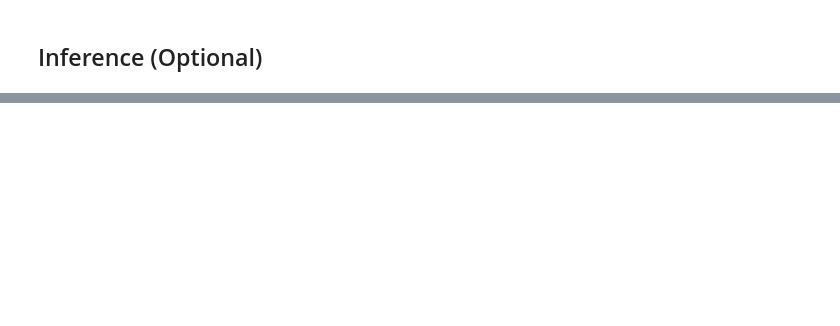
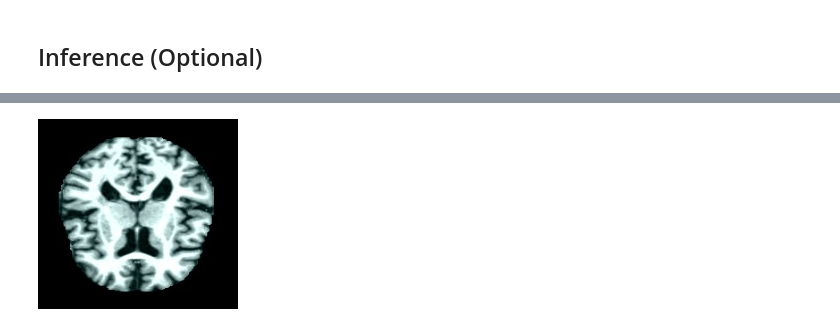
Before and after one commit to esnanta/Alzheimer-Image-Classification-CNN, a Jupyter notebook: Submission_Akhir_Klasifikasi_Gambar.ipynb, the cells around one changed output, grey strips where cells are left out. Drawn from its saved outputs; the diff is of its cells as text; code cells hidden in the pictures; blank space fills up the shorter version.

```diff
--- a/Submission_Akhir_Klasifikasi_Gambar.ipynb
+++ b/Submission_Akhir_Klasifikasi_Gambar.ipynb
@@ -459,2 +512,21 @@ KeyboardInterrupt:
 # %% [markdown]
 ## Konversi Model
+# %%
+# =====================================================
+# ✅ SIMPAN MODEL DALAM FORMAT SavedModel, TF-Lite, & TFJS
+# =====================================================
+
+# Simpan sebagai Keras Native Format (.keras) → Disarankan untuk penyimpanan umum
+model.save("alzheimer_model_native.keras")
+
+# Simpan sebagai SavedModel (untuk TFLite dan TFServing)
+model.export("alzheimer_model/TFLite_TFServing")
+
+# Simpan sebagai TF-Lite
+converter = tf.lite.TFLiteConverter.from_keras_model(model)
+tflite_model = converter.convert()
+with open("alzheimer_model.tflite", "wb") as f:
+    f.write(tflite_model)
+
+# Simpan sebagai TensorFlow.js
+tfjs.converters.save_keras_model(model, "alzheimer_model/tfjs_model")
@@ -461,2 +554,63 @@ KeyboardInterrupt:
 # %% [markdown]
 ## Inference (Optional)
+# %%
+import tensorflow as tf
+import numpy as np
+import matplotlib.pyplot as plt
+from google.colab import files
+from IPython.display import display
+from PIL import Image
+
+# =====================================================
+# ✅ LOAD MODEL
+# =====================================================
+MODEL_PATH = "alzheimer_model_native.keras"
+model = tf.keras.models.load_model(MODEL_PATH)
+
+# Kelas sesuai dengan dataset
+CLASS_NAMES = ['MildDemented', 'ModerateDemented', 'NonDemented', 'VeryMildDemented']
+
+# =====================================================
+# ✅ GUNAKAN PREPROCESS_IMAGE DARI TRAINING
+# =====================================================
+def preprocess_image(image):
+    """ Preprocessing gambar agar sesuai dengan training pipeline """
+    image = tf.image.convert_image_dtype(image, tf.float32)  # Normalisasi ke [0,1]
+    return image
+
+# =====================================================
+# ✅ PREDIKSI GAMBAR (Menggunakan Preprocessing dari Training)
+# =====================================================
+def predict_image(image_path):
+    # 1️⃣ Load gambar dan konversi ke RGB
+    image = Image.open(image_path).convert('RGB')
+    image = image.resize((224, 224))  # Resize agar sesuai dengan input model
+
+    # 2️⃣ Konversi ke Tensor
+    image = tf.keras.preprocessing.image.img_to_array(image)  # Konversi ke array
+    image = preprocess_image(image)  # Gunakan preprocessing yang sama
+    image = tf.expand_dims(image, axis=0)  # Tambahkan batch dimension
+
+    # 3️⃣ Prediksi dengan model
+    predictions = model(image, training=False)  # Pastikan dalam mode inference
+    predicted_class = CLASS_NAMES[tf.argmax(predictions, axis=-1).numpy()[0]]
+    confidence = tf.reduce_max(predictions).numpy() * 100  # Convert ke persen
+
+    return predicted_class, confidence
+
+# =====================================================
+# ✅ UPLOAD GAMBAR & PREDIKSI
+# =====================================================
+uploaded = files.upload()
+
+for file_name in uploaded.keys():
+    # Tampilkan gambar
+    image = Image.open(file_name)
+    display(image)
+
+    # Prediksi
+    predicted_class, confidence = predict_image(file_name)
+
+    # Tampilkan hasil prediksi
+    print(f"\n🔍 **Prediksi:** {predicted_class} ({confidence:.2f}%)\n")
+# %% [output]
@@ -462,0 +619 @@ KeyboardInterrupt:
+[figure, added]
```
Also changed, not shown: parts of 14 cells of this notebook, 1 other file.
